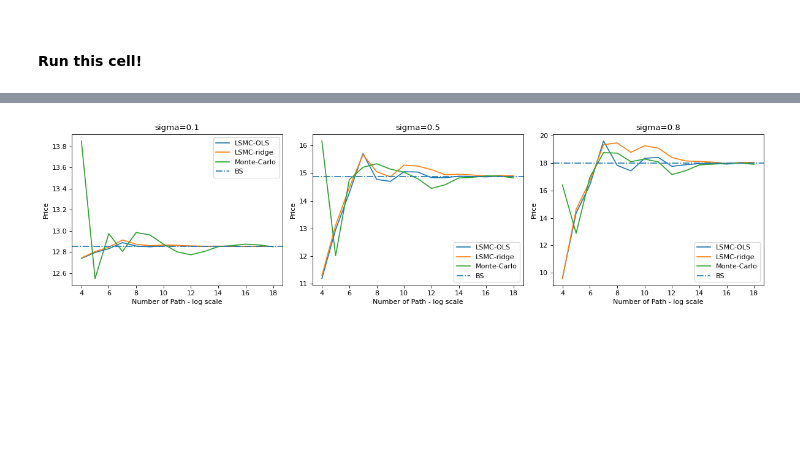
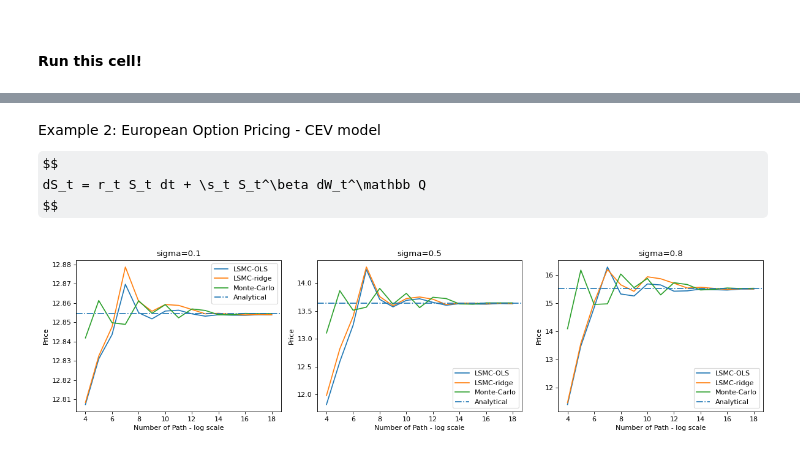
Before and after one commit to fuyin19/BSDE, a Jupyter notebook: demo/BSDE European option.ipynb, the cells around one changed output, grey strips where cells are left out. Cells and saved outputs as stored; diff of their text form; code cells hidden in the pictures; some formulas as TeX source; blank space fills up the shorter version.

```diff
--- a/demo/BSDE European option.ipynb
+++ b/demo/BSDE European option.ipynb
@@ -101,5 +129,5 @@ MC_res = mc_european_call(configs_option, configs_OLS)
 # %%
-def plot_european_call(solver_res, MC_res, configs_option, configs_solver):
+def plot_european_call(solver_res, MC_res, configs_option, configs_solver, analytical_res=None):
     """
     plot the price of European Options for different
         1.sigmas, vol level
@@ -112,9 +140,8 @@ def plot_european_call(solver_res, MC_res, configs_option, configs_solver):
     :param configs_solver: Solvers parameter
     :return:
     """
-    f, axes = plt.subplots(1, len(configs_option), figsize=(15, 4), dpi=80, sharex=True)
+    f, axes = plt.subplots(1, len(configs_option), figsize=(15, 4), dpi=80)
     for (i, option) in enumerate(configs_option):
-        BS_price = eu.BS_EuroCall(S=configs_solver[0].x0[0], T=option.T, K=option.K, r=option.r, q=0, sig=option.sig)
 
         # BSDE
         for res in solver_res:
@@ -123,11 +150,14 @@ def plot_european_call(solver_res, MC_res, configs_option, configs_solver):
         # Monte-Carlo
         axes[i].plot(np.log2([cf.M for cf in configs_solver]), MC_res[i, :])
 
-        # BS
-        axes[i].axhline(BS_price, linestyle='-.')
+        # Analytical
+        if analytical_res is not None:
+            axes[i].axhline(analytical_res[i], linestyle='-.')
+            axes[i].legend(['LSMC-OLS', 'LSMC-ridge', 'Monte-Carlo', 'Analytical'])
+        else:
+            axes[i].legend(['LSMC-OLS', 'LSMC-ridge', 'Monte-Carlo'])
 
-        # set labels, title, etc.
-        axes[i].legend(['LSMC-OLS', 'LSMC-ridge', 'Monte-Carlo', 'BS'])
+        # set title, labels, etc.
         axes[i].set_title('sigma={}'.format(option.sig))
         axes[i].set_xlabel('Number of Path - log scale')
         axes[i].set_ylabel('Price')
@@ -135,3 +165,5 @@ def plot_european_call(solver_res, MC_res, configs_option, configs_solver):
     plt.tight_layout()
     plt.savefig('european_option_update.png', dpi=300, bbox_inches="tight")
     plt.show()
+
+plot_european_call([engine_OLS.res, engine_ridge.res], MC_res, configs_option, configs_OLS, BS_res)
@@ -138,4 +172,23 @@ def plot_european_call(solver_res, MC_res, configs_option, configs_solver):
+# %% [markdown]
+Example 2: European Option Pricing - CEV model
+$$
+    dS_t = r_t S_t dt + \s_t S_t^\beta dW_t^\mathbb Q
+$$
+# %%
+# CEV dynamics
+beta = 0.9
+FBSDEs = [eu.BS_CEV(cfg, beta=beta) for cfg in configs_option]
+# %%
+# LSMC - OLS and ridge
+engine_OLS = Engine(FBSDEs, configs_OLS, LSMCLinear)
+engine_OLS.run()
+
+engine_ridge = Engine(FBSDEs, configs_ridge, LSMCLinear)
+engine_ridge.run()
+# %%
+# Monte-Carlo
+MC_res = mc_european_batch(FBSDEs, configs_OLS)
 # %%
-plot_european_call([engine_OLS.res, engine_ridge.res], MC_res, configs_option, configs_OLS)
+plot_european_call([engine_OLS.res, engine_ridge.res], MC_res, configs_option, configs_OLS, MC_res[:, -1])
 # %% [output]
-[figure, old version]
+[figure, new version]
```
Also changed, not shown: parts of 16 cells of this notebook, 10 other files.
